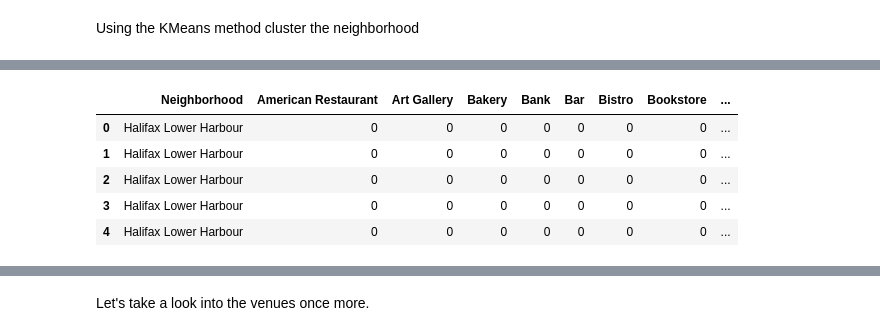
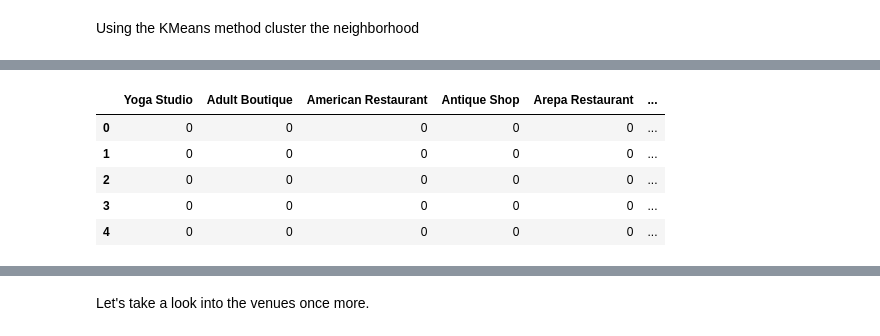
Before and after one commit to KrishnaChaitanya1/Coursera_Capstone, a Jupyter notebook: Final Capstone Project/Notebooks/Relations between food cuisines.ipynb, the cells around one changed output, grey strips where cells are left out. Cells and saved outputs as stored; diff of their text form; code cells hidden in the pictures.

```diff
--- a/Final Capstone Project/Notebooks/Relations between food cuisines.ipynb
+++ b/Final Capstone Project/Notebooks/Relations between food cuisines.ipynb
@@ -263,8 +270,8 @@ def getNearbyVenues(names, latitudes, longitudes, radius=500):
             v['venue']['location']['lng'],
             v['venue']['categories'][0]['name']) for v in results])
 
-    nearby_venues = pd.DataFrame([item for venue_list in venues_list for item in venue_list])
-    nearby_venues.columns = ['Neighborhood',
+    nearby_venues_down = pd.DataFrame([item for venue_list in venues_list for item in venue_list])
+    nearby_venues_down.columns = ['Neighborhood',
                   'Neighborhood Latitude',
                   'Neighborhood Longitude',
                   'Venue',
@@ -272,5 +279,5 @@ def getNearbyVenues(names, latitudes, longitudes, radius=500):
                   'Venue Longitude',
                   'Venue Category']
 
-    return(nearby_venues)
+    return(nearby_venues_down)
 # %%
@@ -525,4 +525,4 @@ Import the Nova Scotia Dataset
 # %%
-df_nova = pd.read_csv(r'Data Files\Nova Scotia Postal Code.csv')
-df_nova.head()
+df_nyc = pd.read_csv(r'..\Data Files\New York City Boroughs.csv')
+df_nyc.head()
 # %% [output]
@@ -534,0 +565,3 @@ df_nova.head()
+# %%
+brook_data = df_nyc[df_nyc['Borough'] == 'Brooklyn'].reset_index(drop = True)
+brook_data.head()
@@ -679,6 +669,6 @@ nearby_venues_hal.head()
 # %%
-halifax_venues = getNearbyVenues(names=halifax_data['Neighborhood'],
-                                   latitudes=halifax_data['Latitude'],
-                                   longitudes=halifax_data['Longitude']
+brook_venues = getNearbyVenues(names=brook_data['Neighborhood'],
+                                   latitudes=brook_data['Latitude'],
+                                   longitudes=brook_data['Longitude']
                                   )
 # %% [output]
@@ -705,17 +703,17 @@ halifax_venues.head()
 # %%
-halifax_onehot = pd.get_dummies(halifax_venues[['Venue Category']], prefix = '', prefix_sep = "")
+brook_onehot = pd.get_dummies(brook_venues[['Venue Category']], prefix = '', prefix_sep = "")
 
-halifax_onehot['Neighborhood'] = halifax_venues['Neighborhood']
+brook_onehot['Neighborhood'] = brook_venues['Neighborhood']
 
-fixed_columns = [halifax_onehot.columns[-1]] + list(halifax_onehot.columns[:-1])
-halifax_onehot = halifax_onehot[fixed_columns]
+fixed_columns = [brook_onehot.columns[-1]] + list(brook_onehot.columns[:-1])
+brook_onehot = brook_onehot[fixed_columns]
 
-halifax_onehot.head()
+brook_onehot.head()
 # %% [output]
-|  | Neighborhood | American Restaurant | Art Gallery | Bakery | Bank | Bar | Bistro | Bookstore | ... |
-| 0 | Halifax Lower Harbour | 0 | 0 | 0 | 0 | 0 | 0 | 0 | ... |
-| 1 | Halifax Lower Harbour | 0 | 0 | 0 | 0 | 0 | 0 | 0 | ... |
-| 2 | Halifax Lower Harbour | 0 | 0 | 0 | 0 | 0 | 0 | 0 | ... |
-| 3 | Halifax Lower Harbour | 0 | 0 | 0 | 0 | 0 | 0 | 0 | ... |
-| 4 | Halifax Lower Harbour | 0 | 0 | 0 | 0 | 0 | 0 | 0 | ... |
+|  | Yoga Studio | Adult Boutique | American Restaurant | Antique Shop | Arepa Restaurant | ... |
+| 0 | 0 | 0 | 0 | 0 | 0 | ... |
+| 1 | 0 | 0 | 0 | 0 | 0 | ... |
+| 2 | 0 | 0 | 0 | 0 | 0 | ... |
+| 3 | 0 | 0 | 0 | 0 | 0 | ... |
+| 4 | 0 | 0 | 0 | 0 | 0 | ... |
 # %%
```
Also changed, not shown: parts of 82 cells of this notebook.
